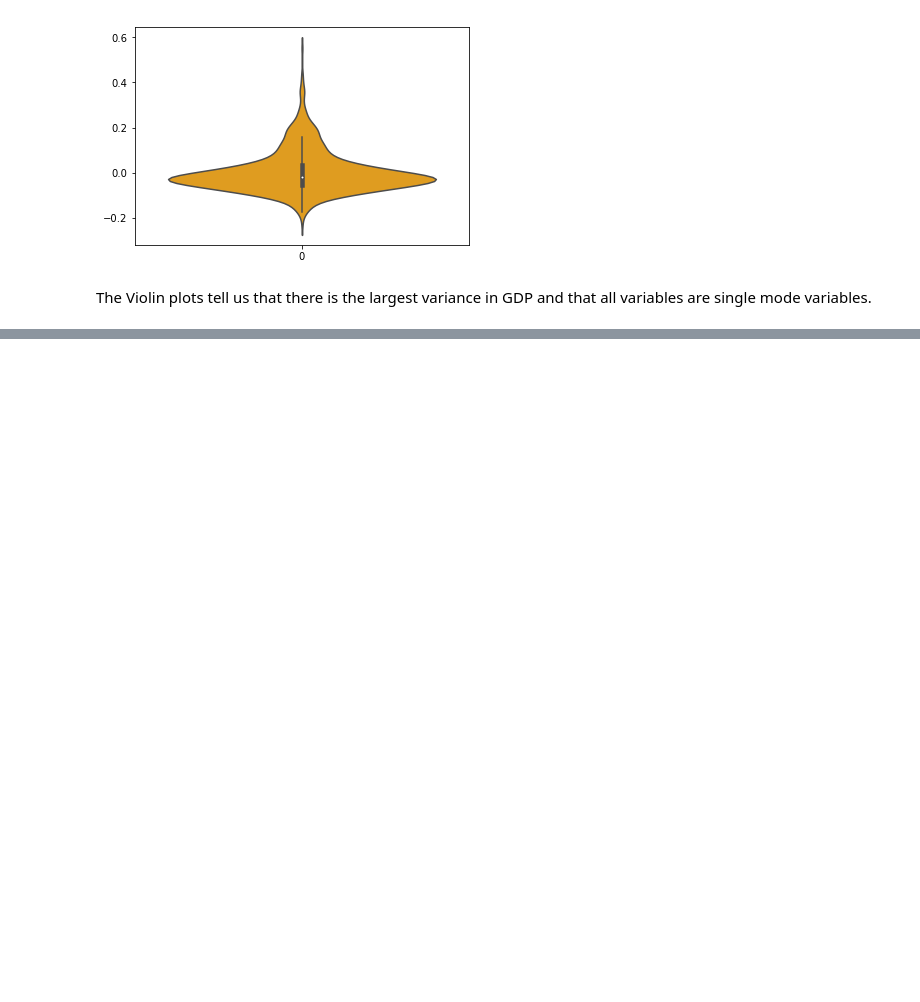
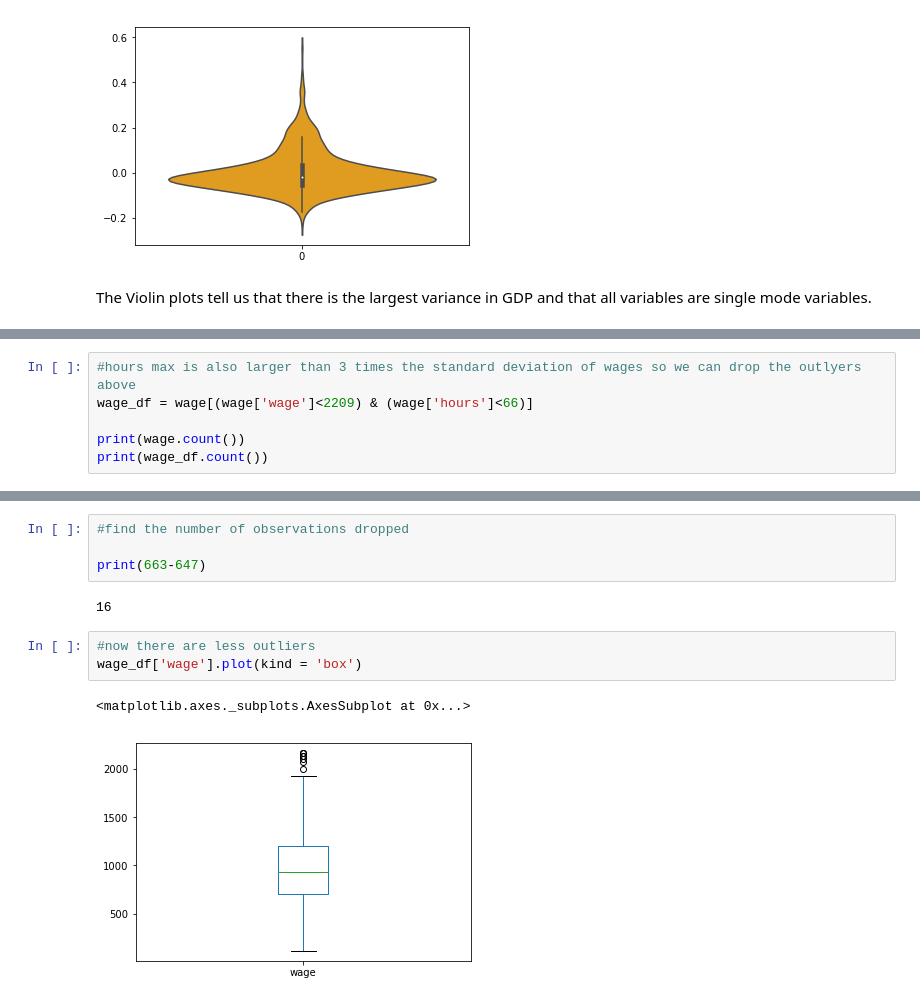
Before and after one commit to Zpolicky/byu_econ_applied_machine_learning, a Jupyter notebook: homeworks/Zach_Policky_Homework_1.ipynb, the cells around one changed output, grey strips where cells are left out. Saved outputs shown, nothing was run; the diff lists cells and outputs as text; blank space fills up the shorter version.

```diff
--- a/homeworks/Zach_Policky_Homework_1.ipynb
+++ b/homeworks/Zach_Policky_Homework_1.ipynb
@@ -344,0 +420,6 @@ The Violin plots tell us that there is the largest variance in GDP and that all
+# %%
+#hours max is also larger than 3 times the standard deviation of wages so we can drop the outlyers above
+wage_df = wage[(wage['wage']<2209) & (wage['hours']<66)]
+
+print(wage.count())
+print(wage_df.count())
@@ -344,0 +444,12 @@ The Violin plots tell us that there is the largest variance in GDP and that all
+# %%
+#find the number of observations dropped
+
+print(663-647)
+# %% [output]
+16
+# %%
+#now there are less outliers
+wage_df['wage'].plot(kind = 'box')
+# %% [output]
+<matplotlib.axes._subplots.AxesSubplot at 0x...>
+[figure, added]
```
Also changed, not shown: parts of 11 cells of this notebook.
